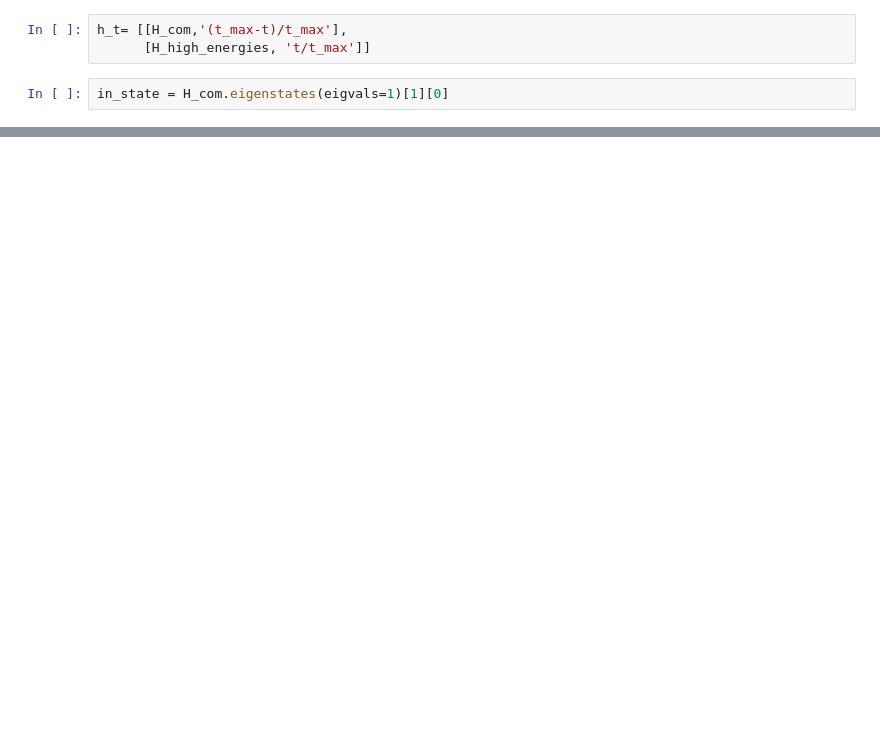
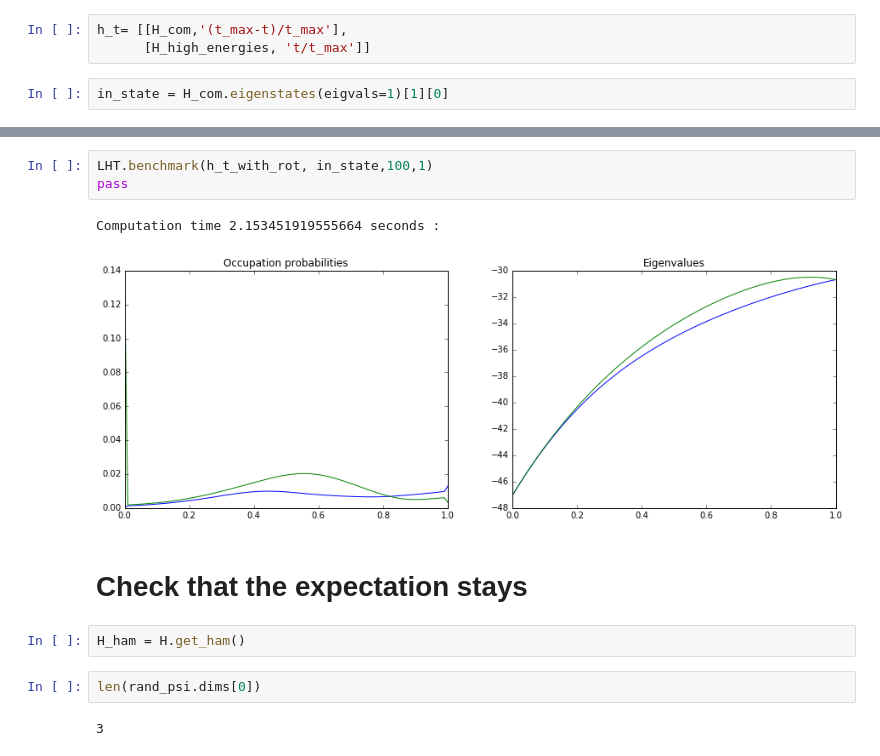
Before and after one commit to oryonatan/qutip, a Jupyter notebook: dorit/Untitled.ipynb, the cells around one changed output, grey strips where cells are left out. Cells and saved outputs as stored; diff of their text form; blank space fills up the shorter version.

```diff
--- a/dorit/Untitled.ipynb
+++ b/dorit/Untitled.ipynb
@@ -34,0 +55,14 @@ TypeError: Incompatible quantum object dimensions
+# %%
+LHT.benchmark(h_t_with_rot, in_state,100,1)
+pass
+# %% [output]
+Computation time 2.153451919555664 seconds :
+[figure, added]
+# %% [markdown]
+# Check that the expectation stays
+# %%
+H_ham = H.get_ham()
+# %%
+len(rand_psi.dims[0])
+# %% [output]
+3
```
Also changed, not shown: parts of 9 cells of this notebook, 5 other files.
